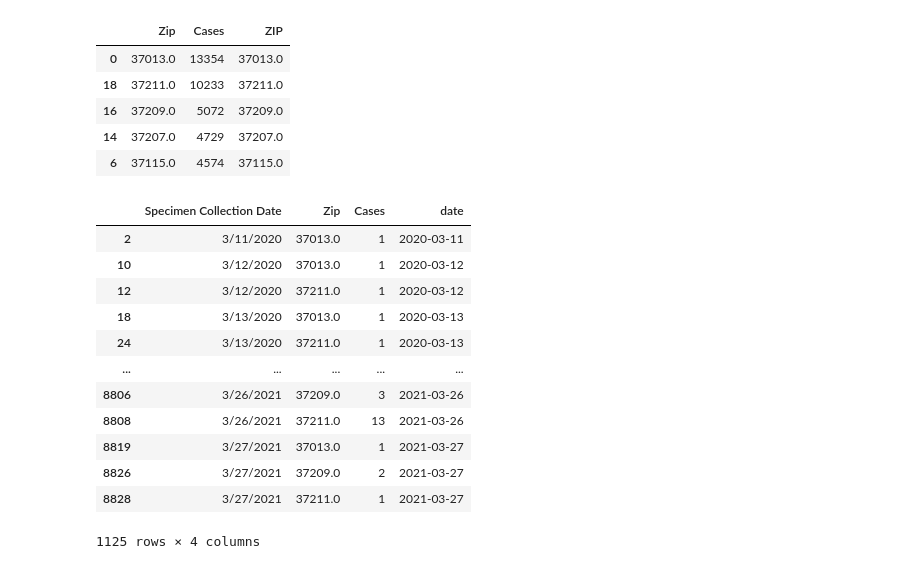
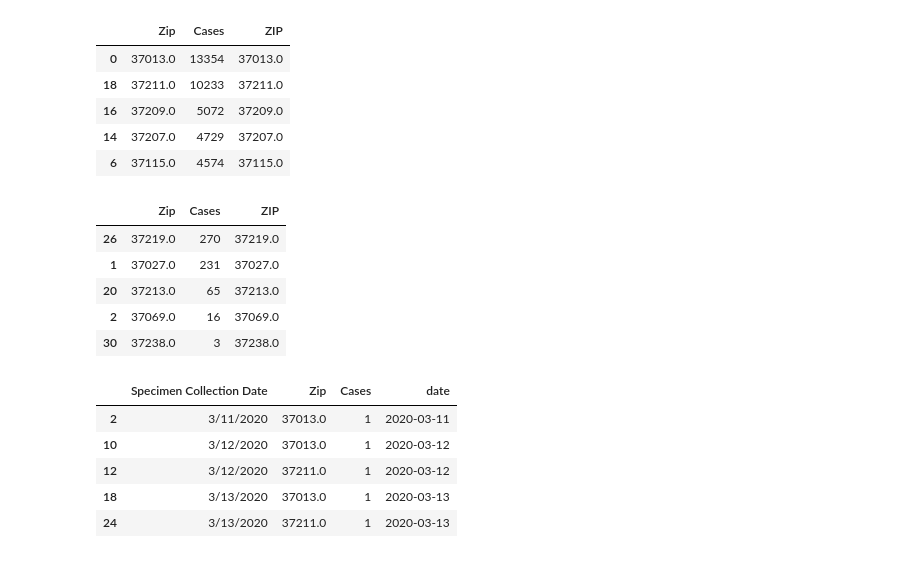
Before and after one commit to Chericehere/nash-covid-cases-vaccines-sky_cranes, a Jupyter notebook: covid.ipynb, the cells around one changed output. Saved outputs shown, nothing was run; the diff lists cells and outputs as text; code cells hidden in the pictures.

```diff
--- a/covid.ipynb
+++ b/covid.ipynb
@@ -25,21 +27,24 @@ cases_zip_ord.head(5)
 | 14 | 37207.0 | 4729 | 37207.0 |
 | 6 | 37115.0 | 4574 | 37115.0 |
 # %%
-top_5_z=cases_zip_ord.head(3)
+top_5_z=cases_zip_ord.head(5)
+# %%
+top_5_b=cases_zip_ord.tail(5)
+top_5_b
+# %% [output]
+|  | Zip | Cases | ZIP |
+| 26 | 37219.0 | 270 | 37219.0 |
+| 1 | 37027.0 | 231 | 37027.0 |
+| 20 | 37213.0 | 65 | 37213.0 |
+| 2 | 37069.0 | 16 | 37069.0 |
+| 30 | 37238.0 | 3 | 37238.0 |
 # %%
-case_count_dfff=case_count_df[case_count_df['Zip'].isin(top_5_z.ZIP)]
-case_count_dfff
+case_count_top=case_count_df[case_count_df['Zip'].isin(top_5_z.ZIP)]
+case_count_top.head(5)
 # %% [output]
 |  | Specimen Collection Date | Zip | Cases | date |
 | 2 | 3/11/2020 | 37013.0 | 1 | 2020-03-11 |
 | 10 | 3/12/2020 | 37013.0 | 1 | 2020-03-12 |
 | 12 | 3/12/2020 | 37211.0 | 1 | 2020-03-12 |
 | 18 | 3/13/2020 | 37013.0 | 1 | 2020-03-13 |
 | 24 | 3/13/2020 | 37211.0 | 1 | 2020-03-13 |
-| ... | ... | ... | ... | ... |
-| 8806 | 3/26/2021 | 37209.0 | 3 | 2021-03-26 |
-| 8808 | 3/26/2021 | 37211.0 | 13 | 2021-03-26 |
-| 8819 | 3/27/2021 | 37013.0 | 1 | 2021-03-27 |
-| 8826 | 3/27/2021 | 37209.0 | 2 | 2021-03-27 |
-| 8828 | 3/27/2021 | 37211.0 | 1 | 2021-03-27 |
-1125 rows × 4 columns
```
Also changed, not shown: parts of 33 cells of this notebook, 4 other files.
